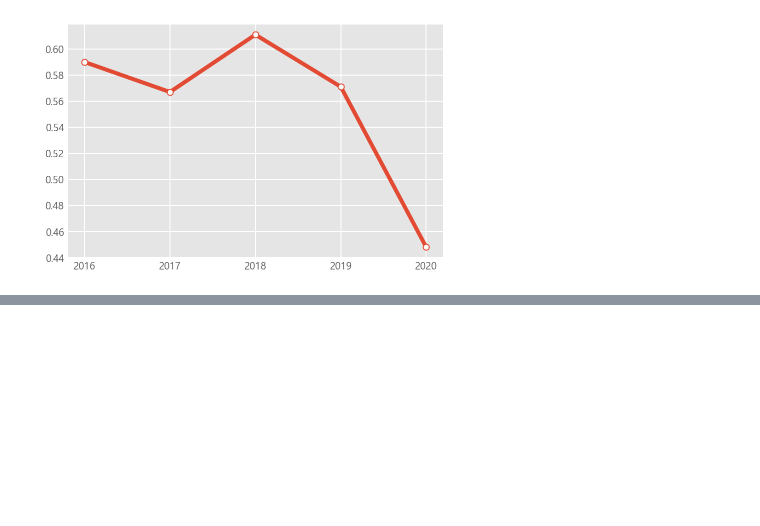
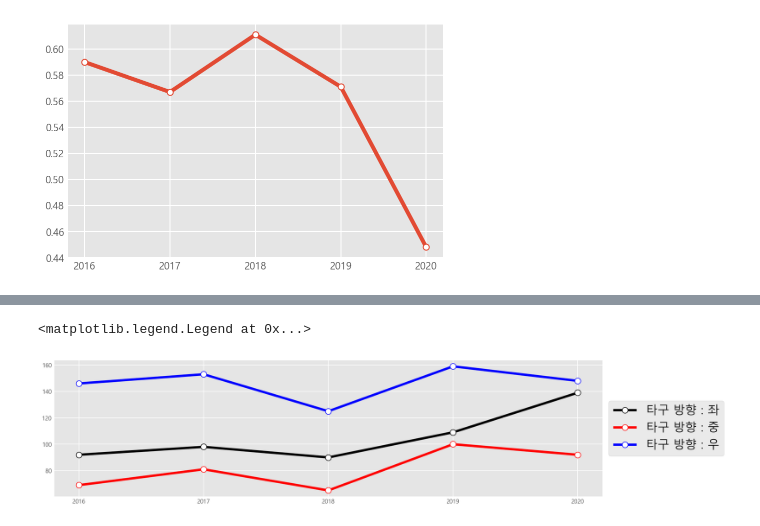
Before and after one commit to jeonprize/KBO-Analysis, a Jupyter notebook: OJL(2).ipynb, the cells around one changed output, grey strips where cells are left out. Drawn from its saved outputs; the diff is of its cells as text; code cells hidden in the pictures; blank space fills up the shorter version.

```diff
--- a/OJL(2).ipynb
+++ b/OJL(2).ipynb
@@ -292,3 +292,7 @@ plt.plot(oji_speed_df["날짜"],oji_speed_df["직구"],marker="o",markerfacecolo
 # %% [output]
 [<matplotlib.lines.Line2D at 0x...>]
 [figure]
+# %%
+tagu_dir_df = pd.read_csv("tagu_dir.csv")
+tagu_dir_df["연도"] = tagu_dir_df["연도"].astype(str)
+tagu_dir_df
@@ -294,0 +306,11 @@ plt.plot(oji_speed_df["날짜"],oji_speed_df["직구"],marker="o",markerfacecolo
+# %%
+fig = plt.figure(figsize=(15,4))
+ax = fig.add_subplot()
+
+plt.plot(tagu_dir_df["연도"],tagu_dir_df["(타구 방향 개수) 좌"],color = 'black',marker = 'o',markerfacecolor='w',markersize=10,label="타구 방향 : 좌")
+plt.plot(tagu_dir_df["연도"],tagu_dir_df["중"],color = 'red',marker = 'o',markerfacecolor='w',markersize=10,label="타구 방향 : 중")
+plt.plot(tagu_dir_df["연도"],tagu_dir_df["우"],color = 'blue',marker = 'o',markerfacecolor='w',markersize=10,label="타구 방향 : 우")
+plt.legend(loc='center left', bbox_to_anchor = (1, 0.5),fontsize = 20)
+# %% [output]
+<matplotlib.legend.Legend at 0x...>
+[figure, added]
```
Also changed, not shown: parts of 1 cell of this notebook.
